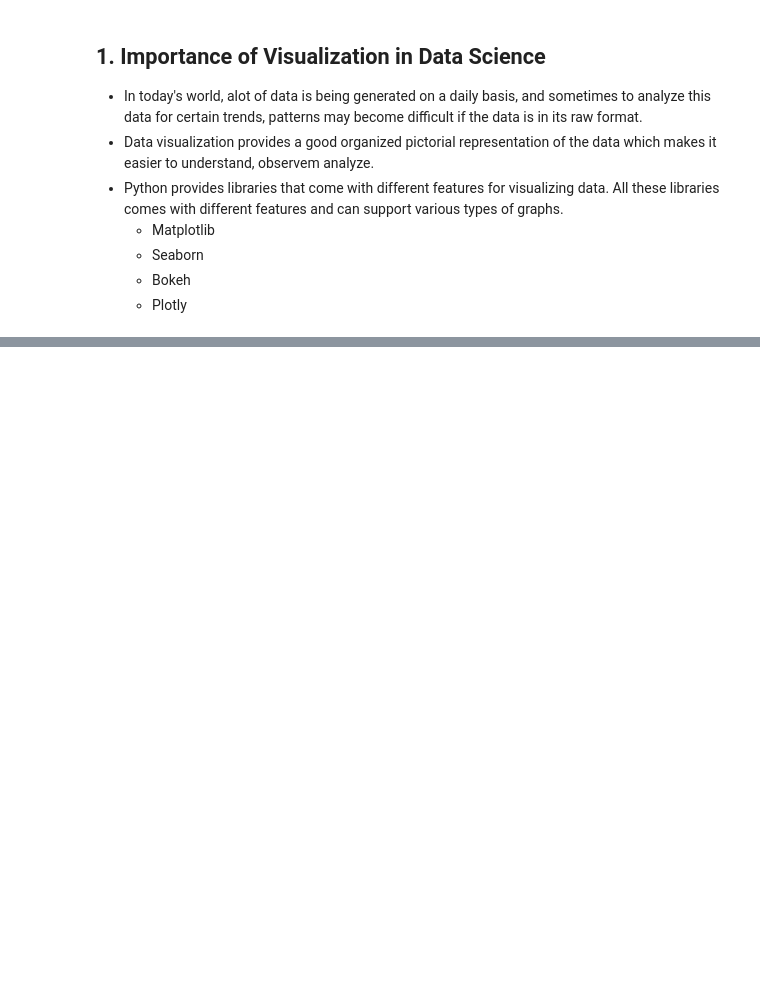
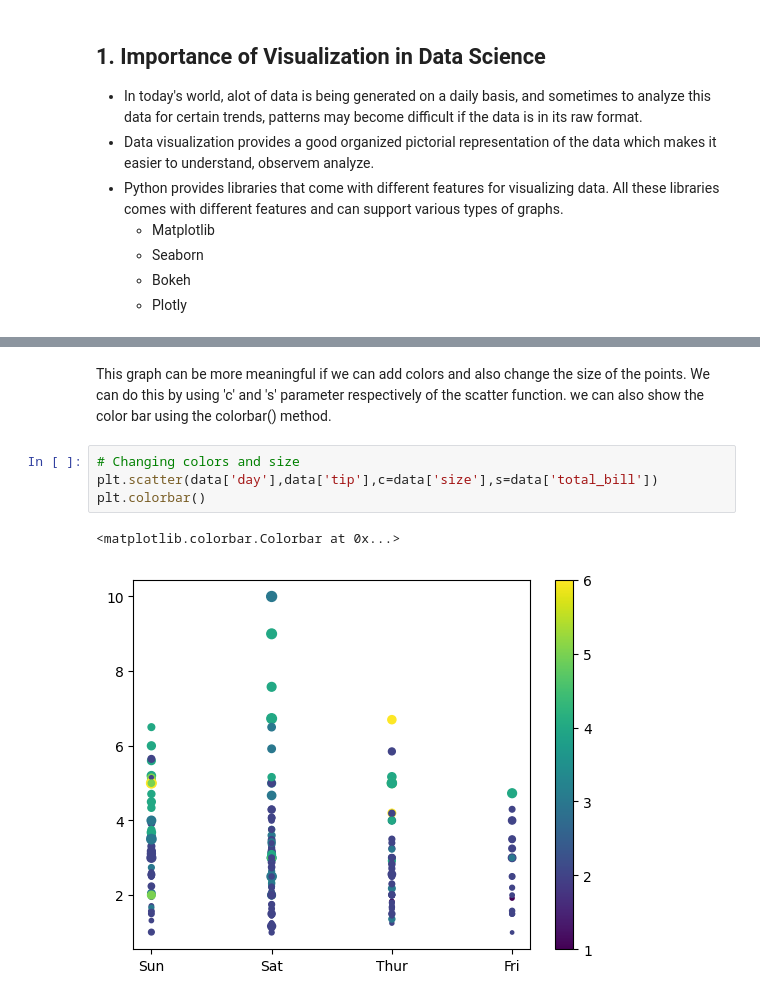
Before and after one commit to rusty-crubs/Data-Science-with-Python, a Jupyter notebook: Course/Chapter-6.ipynb, the cells around one changed output, grey strips where cells are left out. Cells and saved outputs as stored; diff of their text form; blank space fills up the shorter version.

```diff
--- a/Course/Chapter-6.ipynb
+++ b/Course/Chapter-6.ipynb
@@ -27,0 +71,9 @@
+# %% [markdown]
+This graph can be more meaningful if we can add colors and also change the size of the points. We can do this by using 'c' and 's' parameter respectively of the scatter function. we can also show the color bar using the colorbar() method.
+# %%
+# Changing colors and size
+plt.scatter(data['day'],data['tip'],c=data['size'],s=data['total_bill'])
+plt.colorbar()
+# %% [output]
+<matplotlib.colorbar.Colorbar at 0x...>
+[figure, added]
```
Also changed, not shown: parts of 25 cells of this notebook.
